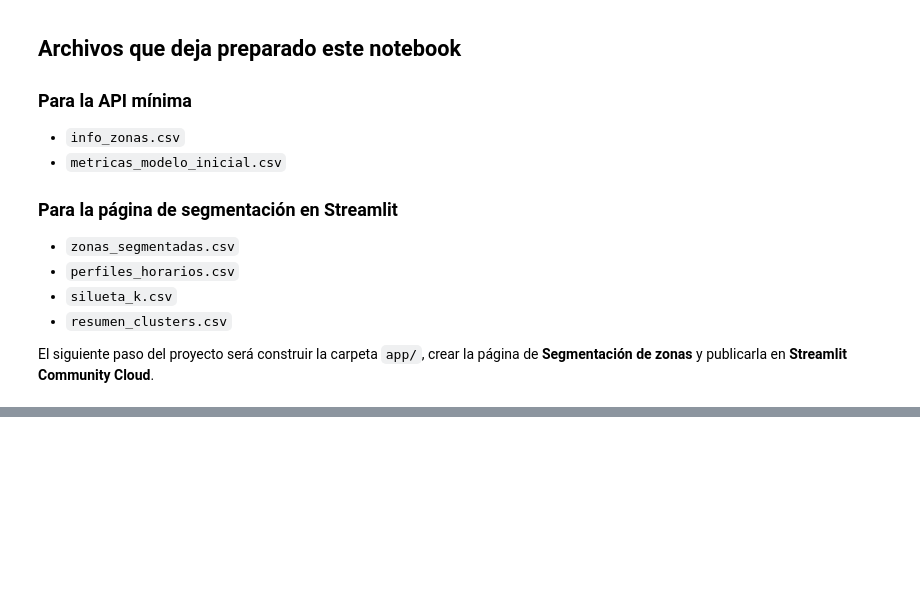
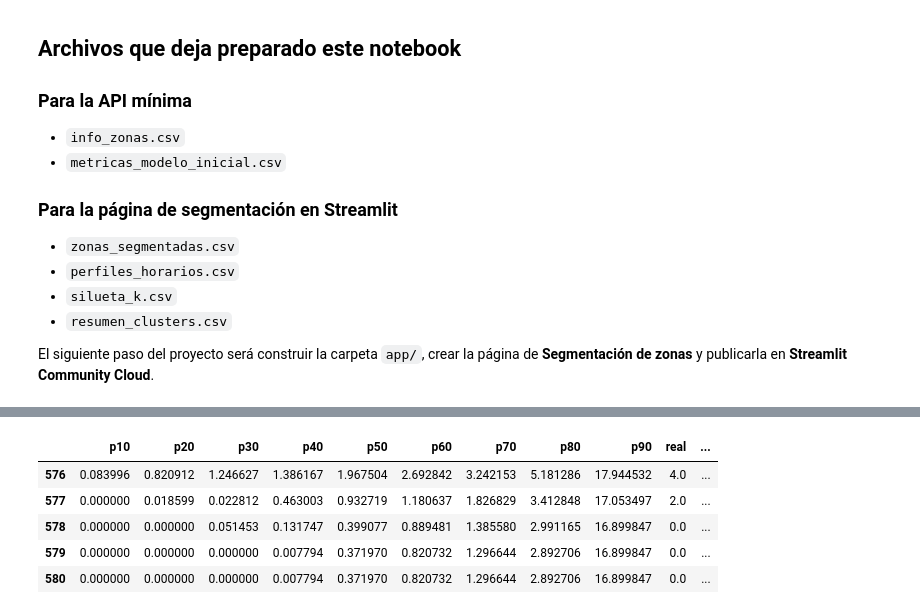
Before and after one commit to IsaiZepeda04/taxis-nyc, a Jupyter notebook: preparacion.ipynb, the cells around one changed output, grey strips where cells are left out. Drawn from its saved outputs; the diff is of its cells as text; code cells hidden in the pictures; blank space fills up the shorter version.

```diff
--- a/preparacion.ipynb
+++ b/preparacion.ipynb
@@ -2338,0 +2722,46 @@ El siguiente paso del proyecto será construir la carpeta `app/`, crear la pági
+# %%
+# ============================================================
+# 53. PREDICCIÓN Y ORDENAMIENTO DE CUANTILES
+# ============================================================
+
+pred_cuantiles = modelo_cuantiles.predict(
+    X_test_final
+)
+
+# XGBoost puede producir cuantiles cruzados en algunas filas.
+# Los ordenamos para garantizar p10 <= p20 <= ... <= p90.
+pred_cuantiles = np.sort(
+    pred_cuantiles,
+    axis=1,
+)
+
+# La demanda no puede ser negativa.
+pred_cuantiles = np.maximum(
+    pred_cuantiles,
+    0,
+)
+
+predicciones_test = pd.DataFrame(
+    pred_cuantiles,
+    columns=NOMBRES_CUANTILES,
+    index=test_final.index,
+)
+
+predicciones_test["real"] = (
+    y_test_final
+)
+
+predicciones_test["hace_una_semana"] = (
+    test_final["lag_168"]
+)
+
+display(
+    predicciones_test.head()
+)
+# %% [output]
+|  | p10 | p20 | p30 | p40 | p50 | p60 | p70 | p80 | p90 | real | ... |
+| 576 | 0.083996 | 0.820912 | 1.246627 | 1.386167 | 1.967504 | 2.692842 | 3.242153 | 5.181286 | 17.944532 | 4.0 | ... |
+| 577 | 0.000000 | 0.018599 | 0.022812 | 0.463003 | 0.932719 | 1.180637 | 1.826829 | 3.412848 | 17.053497 | 2.0 | ... |
+| 578 | 0.000000 | 0.000000 | 0.051453 | 0.131747 | 0.399077 | 0.889481 | 1.385580 | 2.991165 | 16.899847 | 0.0 | ... |
+| 579 | 0.000000 | 0.000000 | 0.000000 | 0.007794 | 0.371970 | 0.820732 | 1.296644 | 2.892706 | 16.899847 | 0.0 | ... |
+| 580 | 0.000000 | 0.000000 | 0.000000 | 0.007794 | 0.371970 | 0.820732 | 1.296644 | 2.892706 | 16.899847 | 0.0 | ... |
```
Also changed, not shown: parts of 43 cells of this notebook, 11 other files.
